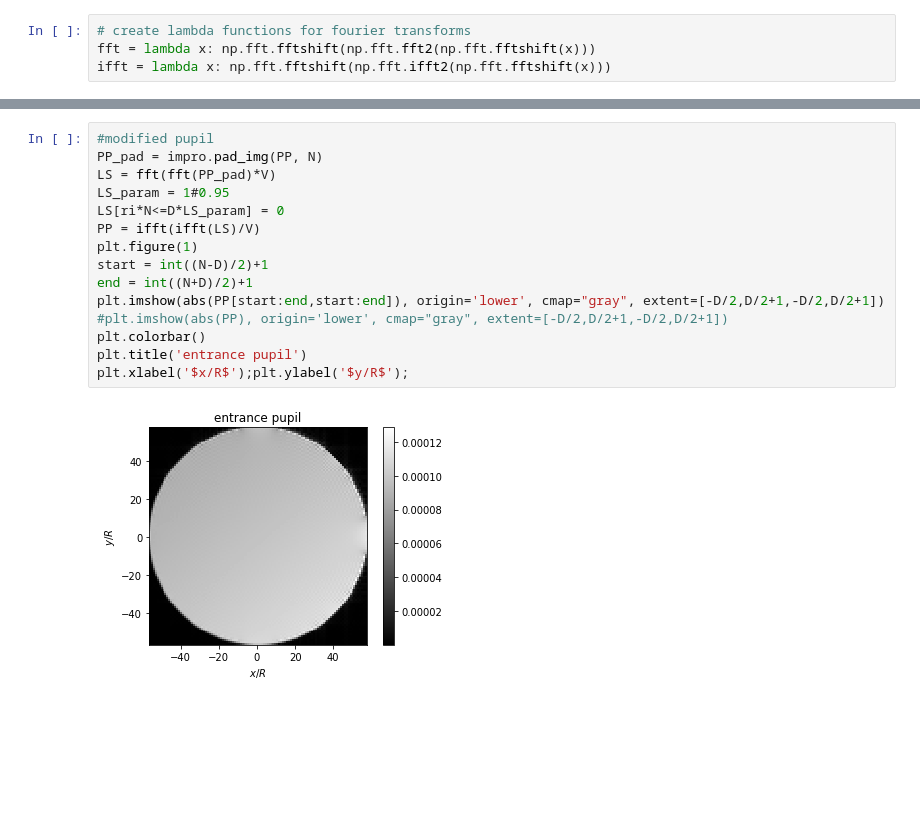
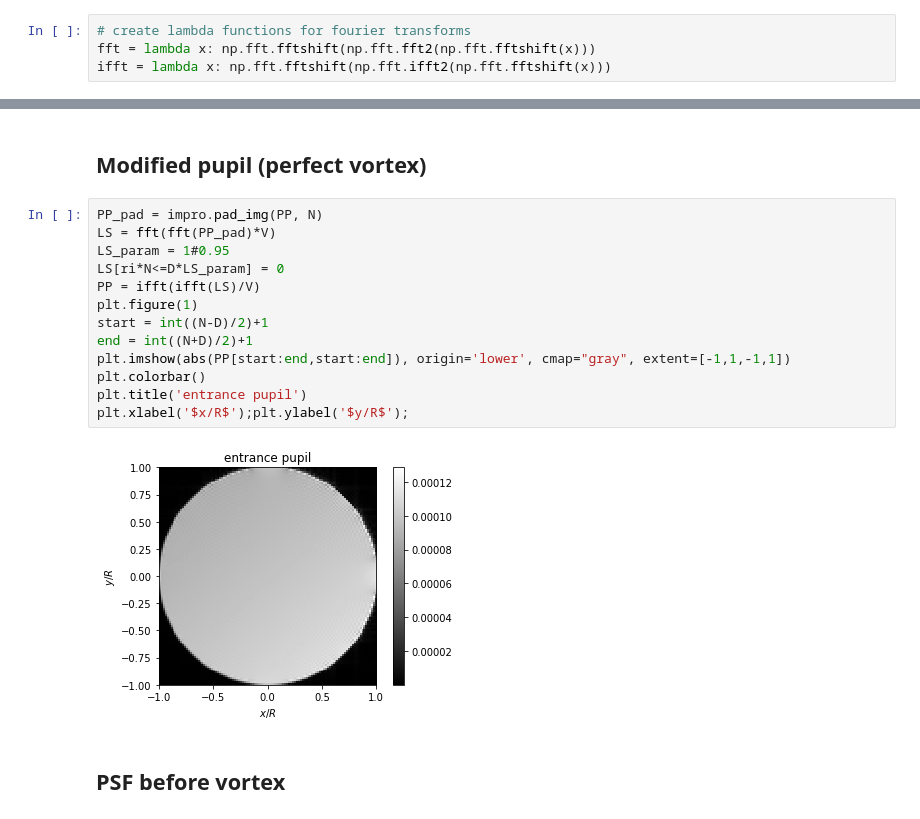
Before and after one commit to ChrisDelaX/VORTEX, a Jupyter notebook: WFpropag/vvc_fft.ipynb, the cells around one changed output, grey strips where cells are left out. Saved outputs shown, nothing was run; the diff lists cells and outputs as text; blank space fills up the shorter version.

```diff
--- a/WFpropag/vvc_fft.ipynb
+++ b/WFpropag/vvc_fft.ipynb
@@ -56,18 +64,20 @@ plt.colorbar()
+# %% [markdown]
+## Modified pupil (perfect vortex)
 # %%
-#modified pupil
 PP_pad = impro.pad_img(PP, N)
 LS = fft(fft(PP_pad)*V)
 LS_param = 1#0.95
 LS[ri*N<=D*LS_param] = 0
 PP = ifft(ifft(LS)/V)
 plt.figure(1)
 start = int((N-D)/2)+1
 end = int((N+D)/2)+1
-plt.imshow(abs(PP[start:end,start:end]), origin='lower', cmap="gray", extent=[-D/2,D/2+1,-D/2,D/2+1])
-#plt.imshow(abs(PP), origin='lower', cmap="gray", extent=[-D/2,D/2+1,-D/2,D/2+1])
+plt.imshow(abs(PP[start:end,start:end]), origin='lower', cmap="gray", extent=[-1,1,-1,1])
 plt.colorbar()
 plt.title('entrance pupil')
 plt.xlabel('$x/R$');plt.ylabel('$y/R$');
 # %% [output]
-[figure, old version]
+[figure, new version]
+# %% [markdown]
+## PSF before vortex
 # %%
```
Also changed, not shown: parts of 25 cells of this notebook.
